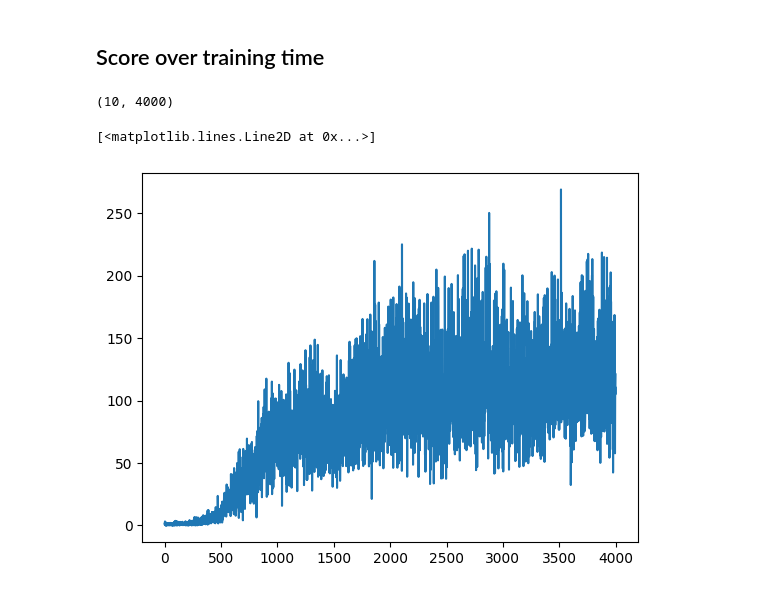
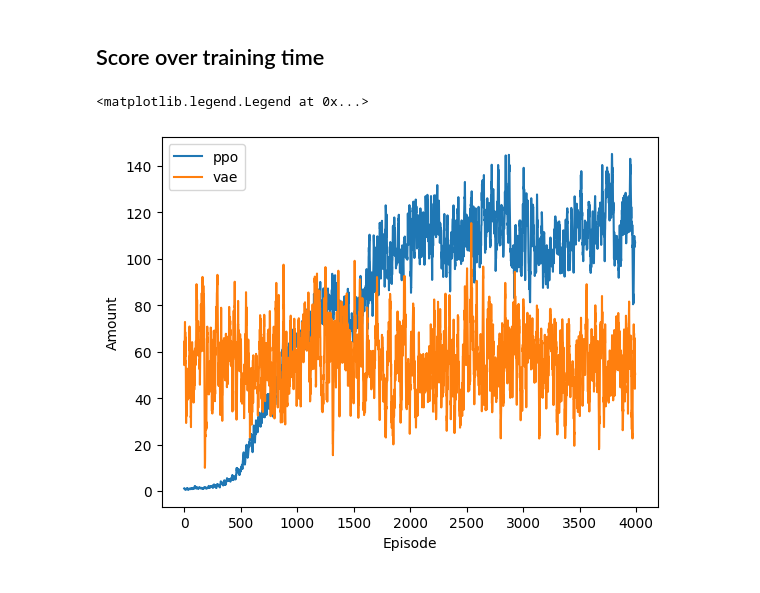
Before and after one commit to FaramirHurin/RL_Attack_September24, a Jupyter notebook: agents-comparison.ipynb, the cells around one changed output. Drawn from its saved outputs; the diff is of its cells as text; code cells hidden in the pictures.

```diff
--- a/agents-comparison.ipynb
+++ b/agents-comparison.ipynb
@@ -20,27 +20,26 @@ for p in params.repeat(10):
 # %%
 import matplotlib.pyplot as plt
 import numpy as np
-from plots import Logs, Experiment
+from plots import Experiment
 
 logdirs = {
     "ppo": "logs/ppo/2025-05-21T11-03-57.868549/",
-    "vae": "logs/vae/2025-05-21T15-33-12.256548/"
+    "vae": "logs/vae/2025-05-21T15-48-58.830353/"
 }
 
 def moving_average(x, w=10):
     return np.convolve(x, np.ones(w), 'valid') / w
 
 for label, logdir in logdirs.items():
     logs = Experiment.from_directory(logdir)
 
     mean = np.mean(logs.amounts_over_time, axis=0)
     mean = moving_average(mean, 10)
-    ci95 = np.percentile(logs.amounts_over_time, 95, axis=0) - np.percentile(logs.amounts_over_time, 5, axis=0)
     plt.plot(mean, label=label)
-    plt.fill_between(range(len(mean)), mean - ci95, mean + ci95, alpha=0.2)
+    # plt.fill_between(range(len(mean)), mean - ci95, mean + ci95, alpha=0.2)
 plt.xlabel("Episode")
 plt.ylabel("Amount")
+plt.legend()
 # %% [output]
-(10, 4000)
+<matplotlib.legend.Legend at 0x...>
-[<matplotlib.lines.Line2D at 0x...>]
-[figure, old version]
+[figure, new version]
```
Also changed, not shown: parts of 1 cell of this notebook, 11 other files.
